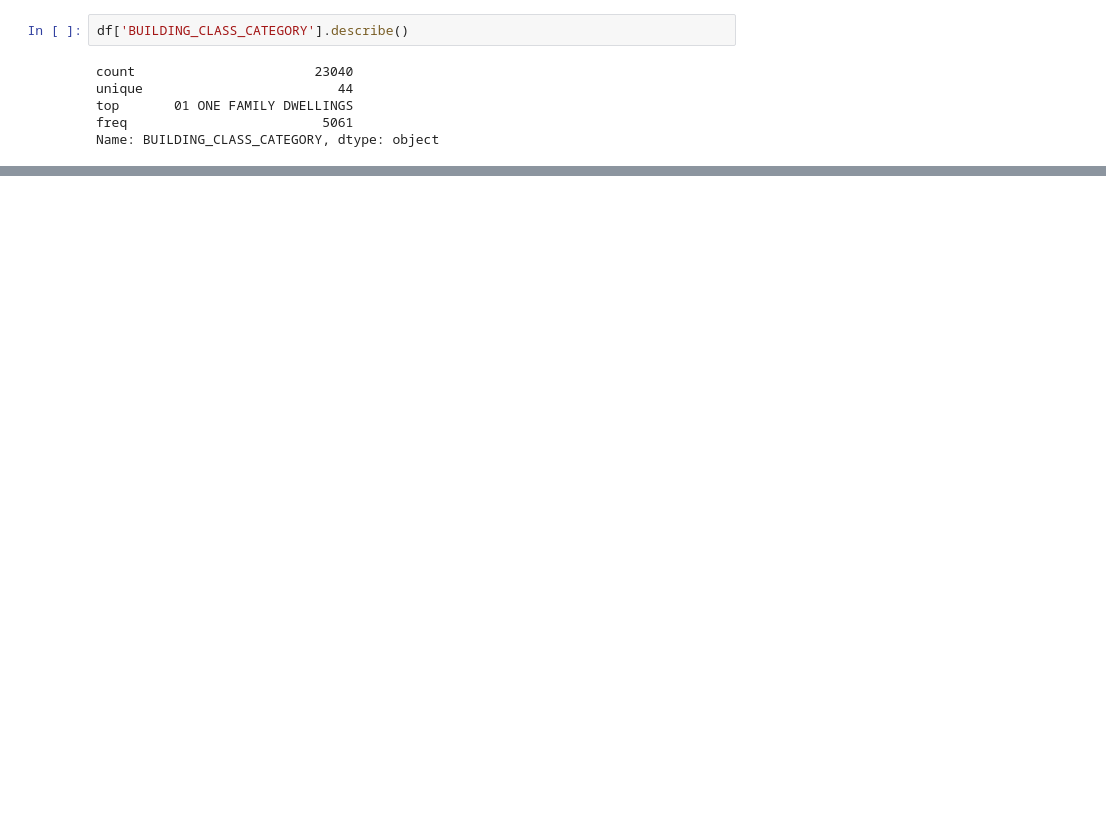
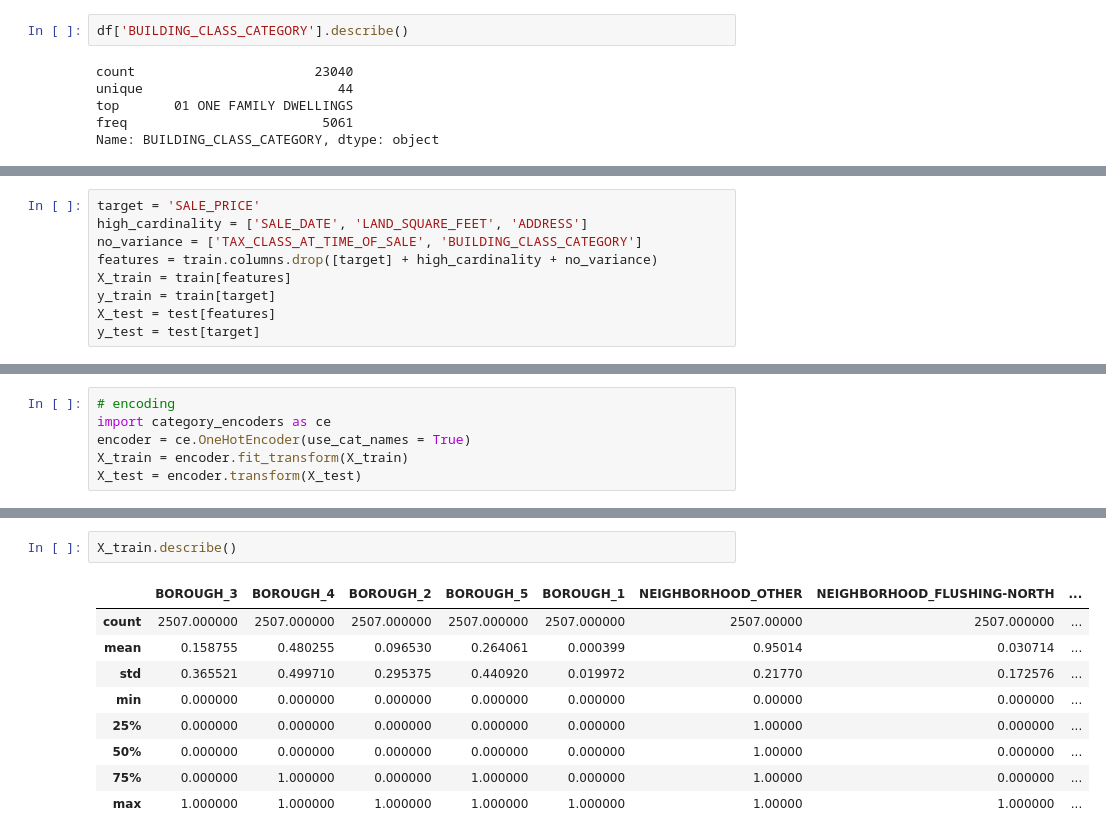
Before and after one commit to DRodriguez615/DS-Unit-2-Linear-Models, a Jupyter notebook: module3-ridge-regression/LS_DS_213_assignment.ipynb, the cells around one changed output, grey strips where cells are left out. Drawn from its saved outputs; the diff is of its cells as text; blank space fills up the shorter version.

```diff
--- a/module3-ridge-regression/LS_DS_213_assignment.ipynb
+++ b/module3-ridge-regression/LS_DS_213_assignment.ipynb
@@ -112,0 +278,9 @@ Name: BUILDING_CLASS_CATEGORY, dtype: object
+# %%
+target = 'SALE_PRICE'
+high_cardinality = ['SALE_DATE', 'LAND_SQUARE_FEET', 'ADDRESS']
+no_variance = ['TAX_CLASS_AT_TIME_OF_SALE', 'BUILDING_CLASS_CATEGORY']
+features = train.columns.drop([target] + high_cardinality + no_variance)
+X_train = train[features]
+y_train = train[target]
+X_test = test[features]
+y_test = test[target]
@@ -112,0 +297,6 @@ Name: BUILDING_CLASS_CATEGORY, dtype: object
+# %%
+# encoding
+import category_encoders as ce
+encoder = ce.OneHotEncoder(use_cat_names = True)
+X_train = encoder.fit_transform(X_train)
+X_test = encoder.transform(X_test)
@@ -112,0 +322,12 @@ Name: BUILDING_CLASS_CATEGORY, dtype: object
+# %%
+X_train.describe()
+# %% [output]
+|  | BOROUGH_3 | BOROUGH_4 | BOROUGH_2 | BOROUGH_5 | BOROUGH_1 | NEIGHBORHOOD_OTHER | NEIGHBORHOOD_FLUSHING-NORTH | ... |
+| count | 2507.000000 | 2507.000000 | 2507.000000 | 2507.000000 | 2507.000000 | 2507.00000 | 2507.000000 | ... |
+| mean | 0.158755 | 0.480255 | 0.096530 | 0.264061 | 0.000399 | 0.95014 | 0.030714 | ... |
+| std | 0.365521 | 0.499710 | 0.295375 | 0.440920 | 0.019972 | 0.21770 | 0.172576 | ... |
+| min | 0.000000 | 0.000000 | 0.000000 | 0.000000 | 0.000000 | 0.00000 | 0.000000 | ... |
+| 25% | 0.000000 | 0.000000 | 0.000000 | 0.000000 | 0.000000 | 1.00000 | 0.000000 | ... |
+| 50% | 0.000000 | 0.000000 | 0.000000 | 0.000000 | 0.000000 | 1.00000 | 0.000000 | ... |
+| 75% | 0.000000 | 1.000000 | 0.000000 | 1.000000 | 0.000000 | 1.00000 | 0.000000 | ... |
+| max | 1.000000 | 1.000000 | 1.000000 | 1.000000 | 1.000000 | 1.00000 | 1.000000 | ... |
```
Also changed, not shown: parts of 20 cells of this notebook.
